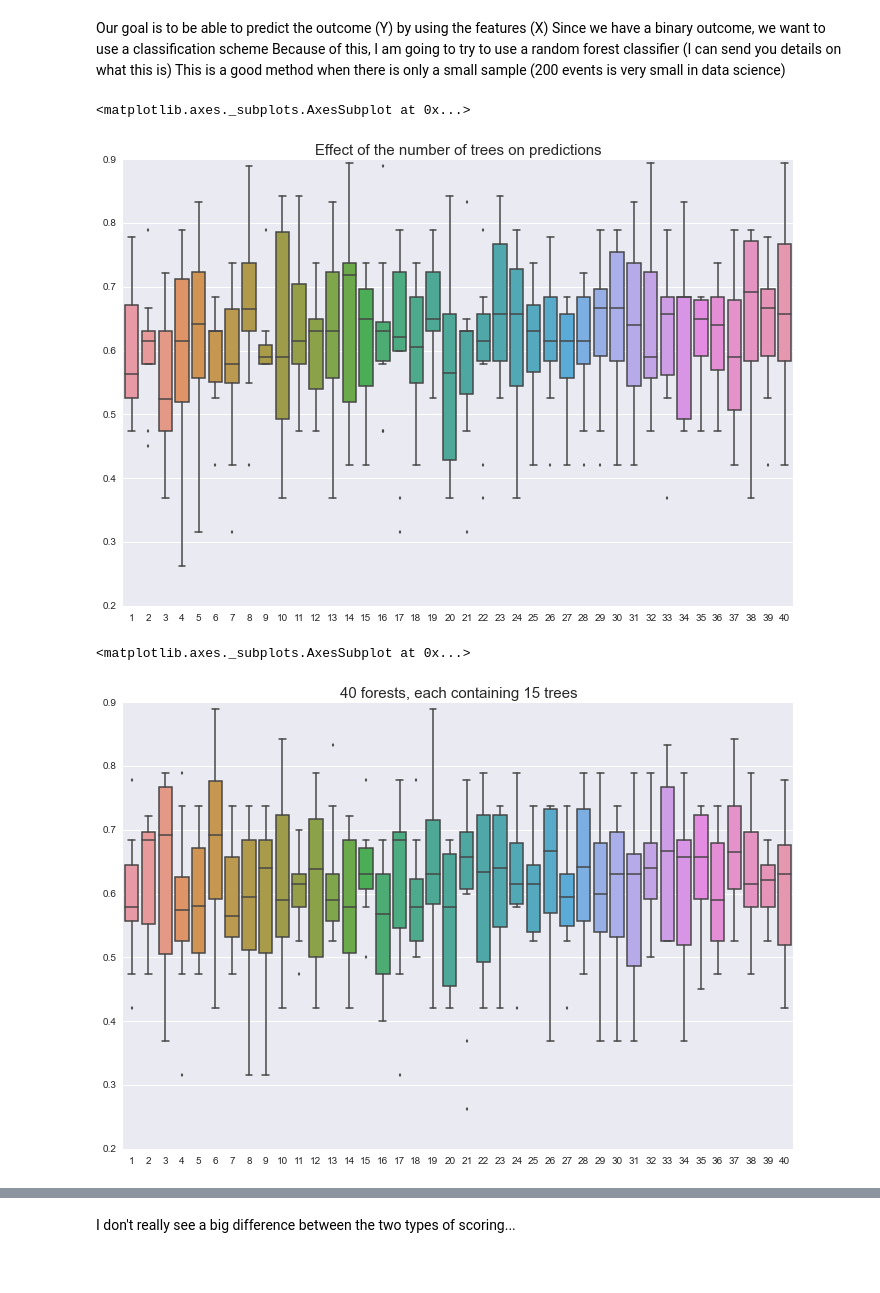
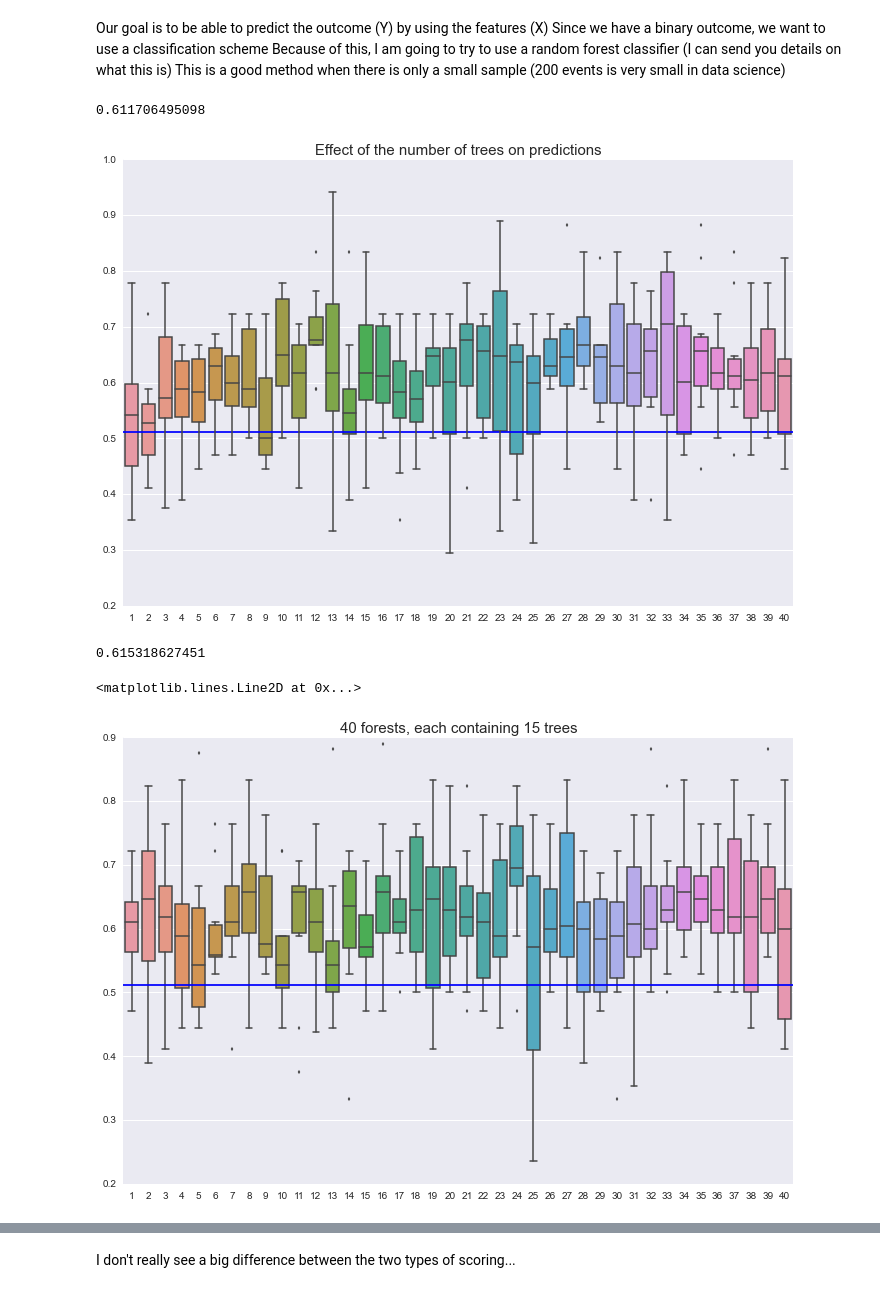
Before and after one commit to Nschanche/Filament_tracking, a Jupyter notebook: Filament_statistics.ipynb, the cells around one changed output, grey strips where cells are left out. Saved outputs shown, nothing was run; the diff lists cells and outputs as text; code cells hidden in the pictures.

```diff
--- a/Filament_statistics.ipynb
+++ b/Filament_statistics.ipynb
@@ -30,9 +31,9 @@ non_erupting.head()
 # %%
-url = 'Eruption_Analysis.csv'
+url = 'Eruption_Analysis_Updated.csv'
 
 erupting = pd.read_csv(url)
 erupting = erupting.drop('Unnamed: 0', axis=1)
-erupting.replace('Na',np.nan, inplace=True)
+#erupting.replace('Na',np.nan, inplace=True)
 erupting = erupting.astype(float)
 erupting['Eruption'] = 1
 erupting = erupting.dropna()
@@ -101,8 +103,8 @@ stats.ks_2samp(erupt_stilt, nerupt_stilt)
 # Preparing for random forest classifier by putting erupting/nonerupting data together
 # %%
 ##Now lets see if we can predict whether a filament will erupt or not.
-erupting = erupting.astype(float)
-all_eruptions=erupting.append(non_erupting,ignore_index = True)   #adding everything together
-all_eruptions = all_eruptions.dropna() #for now, dropping everything with NaN
+#erupting = erupting.astype(float)
+all_eruptions=erupting.append(non_erupting)#,ignore_index = True)   #adding everything together
+#all_eruptions = all_eruptions.dropna() #for now, dropping everything with NaN
 all_eruptions.head()
 # %% [output]
@@ -114,0 +130,15 @@ all_eruptions.head()
+# %%
+#The random forest does a better job with values near 0 in general
+#So here I am going to scale all of the values so they get closer to 0
+all_eruptions['avg_len'] = all_eruptions['avg_len']/1e9
+all_eruptions['len_slope'] = all_eruptions['len_slope']/1e3
+all_eruptions['len_stdev'] = all_eruptions['len_stdev']/1e8
+all_eruptions['avg_area'] = all_eruptions['avg_area']/100
+all_eruptions['area_slope'] = all_eruptions['area_slope']*100
+all_eruptions['area_stdev'] = all_eruptions['area_stdev']/100
+all_eruptions['avg_chirality'] = all_eruptions['avg_chirality']*10
+all_eruptions['chirality_slope'] = all_eruptions['chirality_slope']*1e6
+all_eruptions['barb_slope'] = all_eruptions['barb_slope']*1e6
+all_eruptions['tilt_slope'] = all_eruptions['tilt_slope']*1e4
+all_eruptions['L_to_W_slope'] = all_eruptions['L_to_W_slope']*1e6
+all_eruptions.head()
@@ -152,18 +192,22 @@ scores = []
 #This way, we can see how much of an effect adding more trees has on the predictions.
 for i in n_trees:
     forest = sklearn.ensemble.RandomForestClassifier(n_estimators = i)
-    val_score = cross_val_score(forest, X=X, y=Y, cv=10)
+    #val_score = cross_val_score(forest, X=X, y=Y, cv=10)
+    val_score = cross_val_score(forest, X, Y, cv=StratifiedKFold(Y,10, shuffle=True)) #Try out a new type of scoring
     scores.append(val_score)
 # %%
-#How good at prediction is my tree? (I ran 40 different test, so each bar is one test).
+#How good at prediction is my tree? (I ran 40 different tests, so each bar is one test).
+print np.mean(scores)
 from matplotlib import pyplot as plt
 
 plt.figure(figsize=(12,8))
 plt.title('Effect of the number of trees on predictions', fontsize=15)
-sns.boxplot(data=scores)
-#sns.boxplot(scores) #NOTE: Use this line if you have the older version of seaborn!!
+plt.axhline(y=1-avg)
+#sns.boxplot(data=scores)
+sns.boxplot(scores) #NOTE: Use this line if you have the older version of seaborn!!
+plt.savefig("/home/nschanch/Downloads/test_img.png")
 #Note: This is before correcting for the unbalanced sample size.
 # %% [output]
-<matplotlib.axes._subplots.AxesSubplot at 0x...>
+0.611706495098
-[figure, old version]
+[figure, new version]
 # %%
@@ -182,16 +228,19 @@ for i in n_trees:
     scores.append(val_score)
 # %%
 #How good at prediction is my tree? (I ran 40 different test, so each bar is one test).
+print np.mean(scores)
 from matplotlib import pyplot as plt
 
 plt.figure(figsize=(12,8))
 plt.title('40 forests, each containing 15 trees', fontsize=15)
-
-sns.boxplot(data=scores)
+sns.boxplot(scores)
+plt.axhline(y=1-avg)
+#sns.boxplot(data=scores)
 #Note: This is before correcting for the unbalanced sample size.
 # %% [output]
-<matplotlib.axes._subplots.AxesSubplot at 0x...>
+0.615318627451
+<matplotlib.lines.Line2D at 0x...>
-[figure, old version]
+[figure, new version]
 # %%
 ## your code here
 non_erupt = 0.
```
Also changed, not shown: parts of 35 cells of this notebook.
